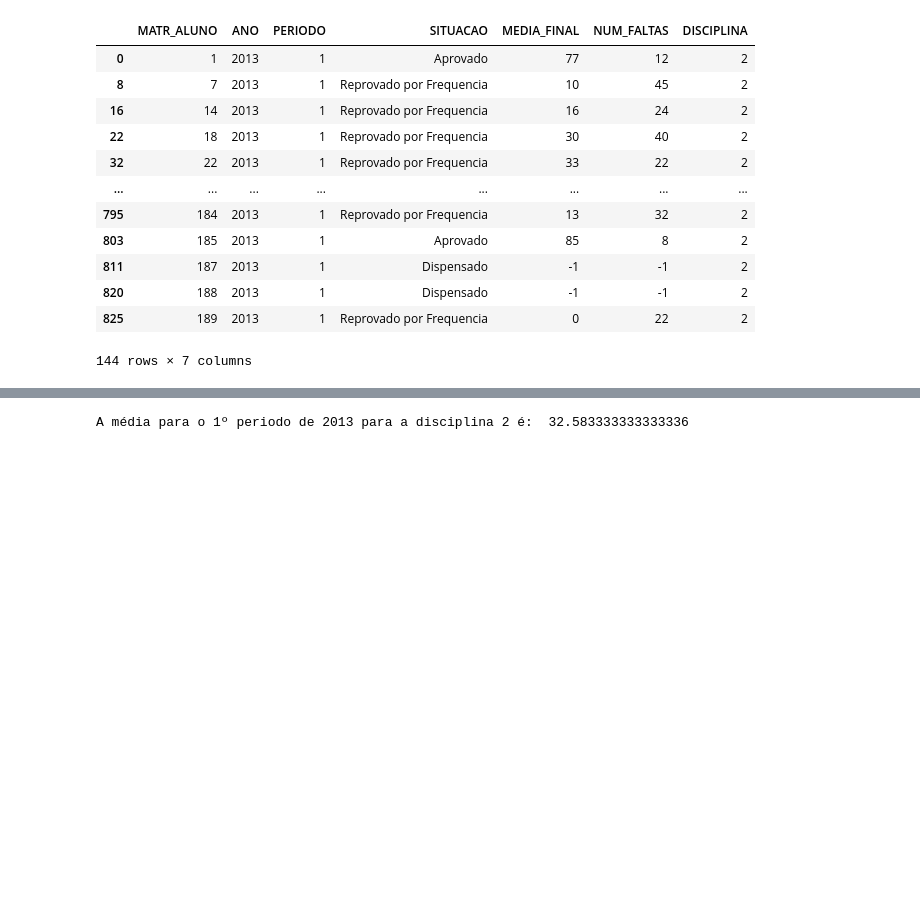
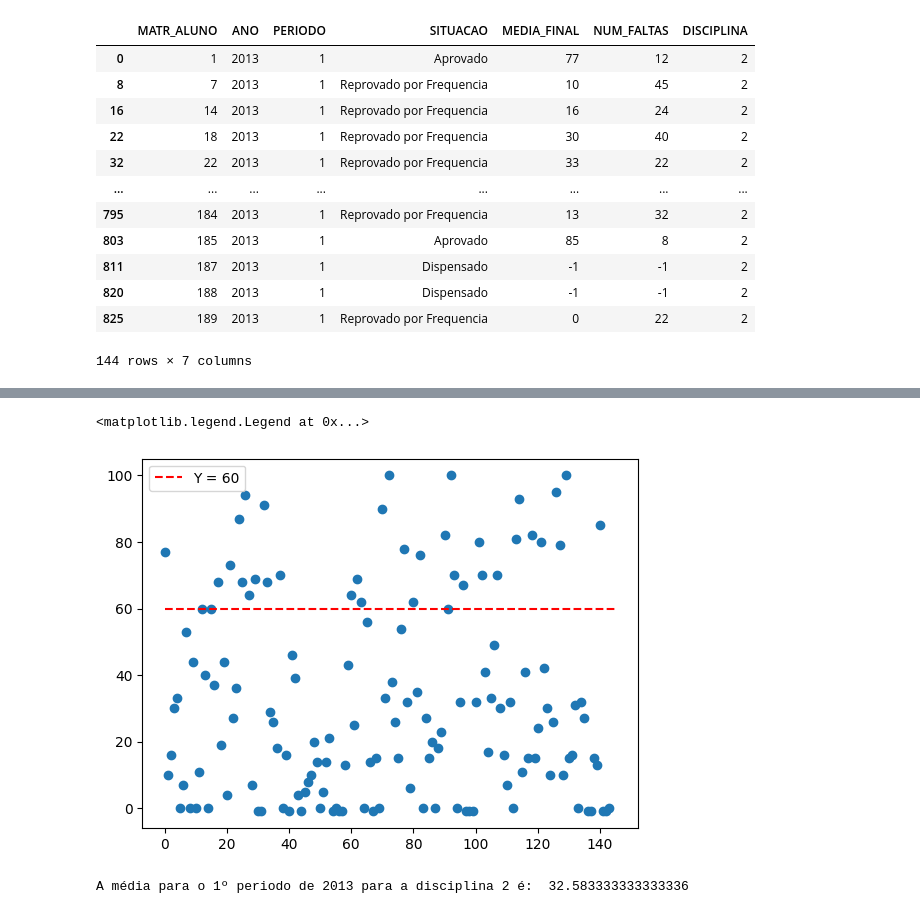
Before and after one commit to aleder-linm/trabalho-rp-dados-disciplinas, a Jupyter notebook: main.ipynb, the cells around one changed output, grey strips where cells are left out. Drawn from its saved outputs; the diff is of its cells as text; code cells hidden in the pictures; blank space fills up the shorter version.

```diff
--- a/main.ipynb
+++ b/main.ipynb
@@ -264,3 +294,21 @@ display(df_2013_1_disp_2)
+# %%
+#Plotagem do comportamento das notas finais da disciplina 2 do primeiro periodo no ano de 2013
+y_2013_1_disp2 = df_2013_1_disp_2['MEDIA_FINAL']
+
+x_2013_1_disp2 = []
+for i in range(len(df_2013_1_disp_2['MEDIA_FINAL'])):
+    x_2013_1_disp2.append(i)
+
+x = np.linspace(0, 145, 50)
+altura_constante = 60
+y_horizontal = np.full(len(x), altura_constante)
+
+plt.scatter(x_2013_1_disp2, y_2013_1_disp2)
+plt.plot(x, y_horizontal, 'r--', label=f'Y = {altura_constante}')
+plt.legend()
+# %% [output]
+<matplotlib.legend.Legend at 0x...>
+[figure, new version]
 # %%
 #Média da disciplina 2 do primento periodo do ano de 2013
 media_2013_1_disp2 = df_2013_1_disp_2['MEDIA_FINAL'].mean()
```
Also changed, not shown: parts of 30 cells of this notebook.
